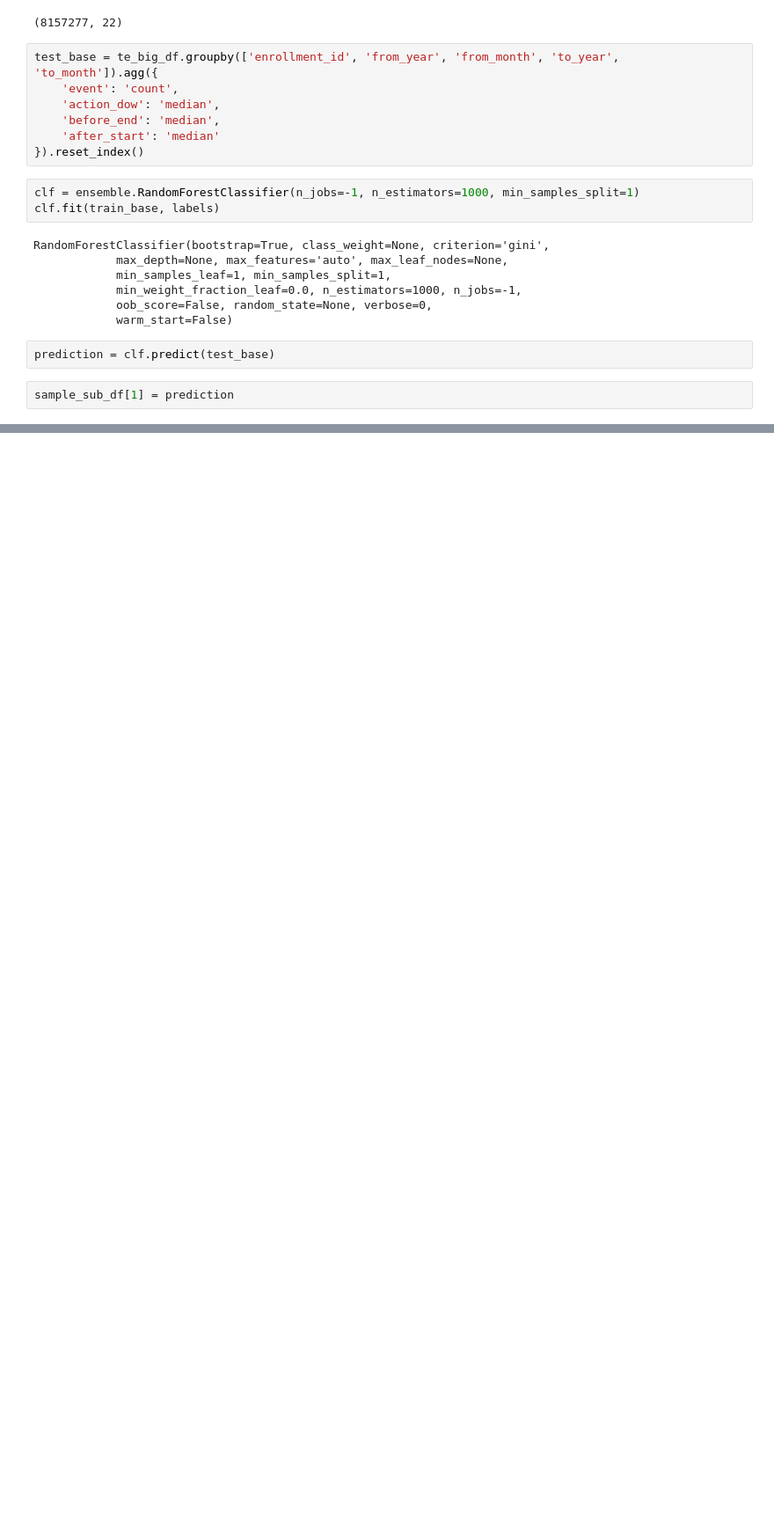
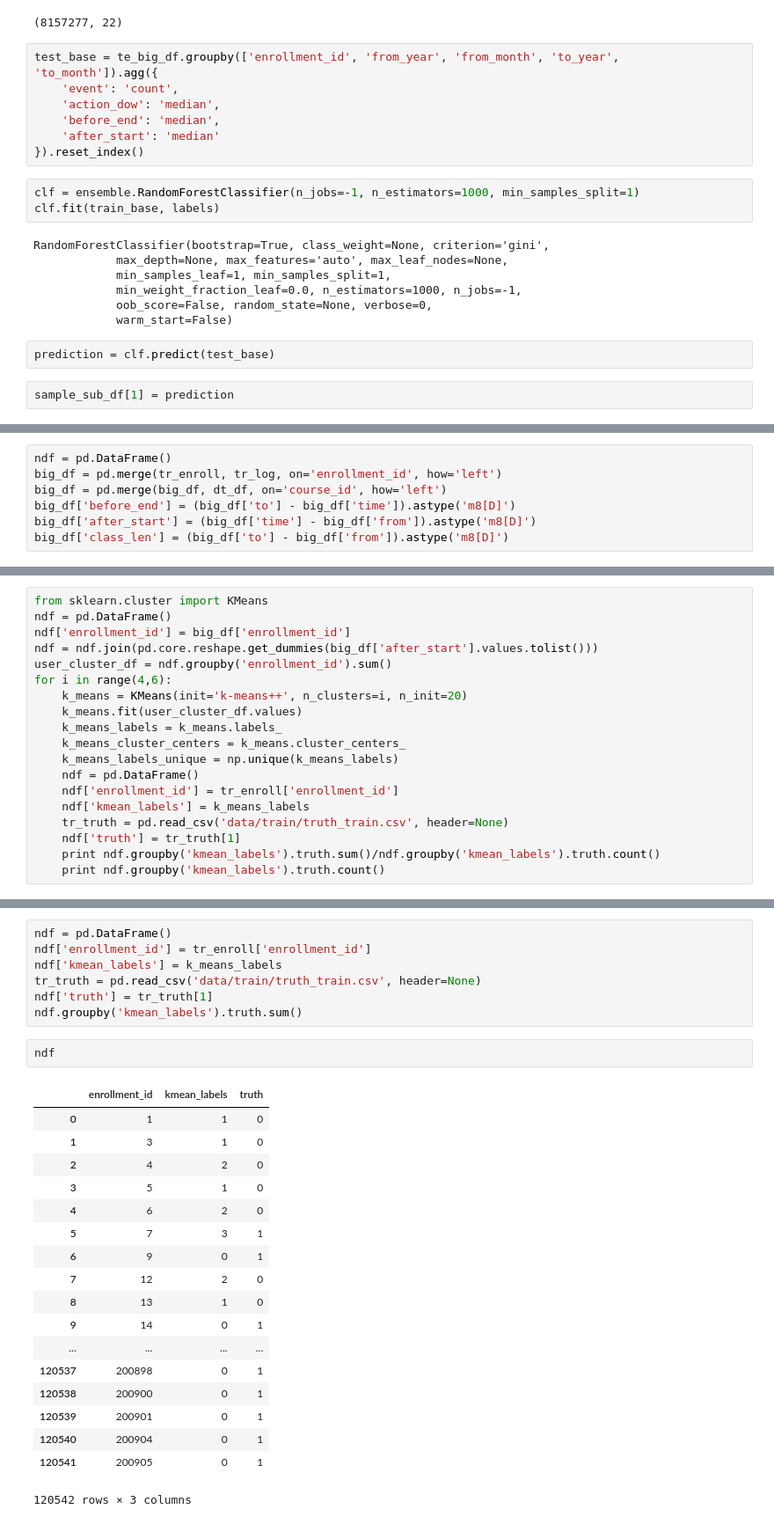
Before and after one commit to umkevinc/DD, a Jupyter notebook: draft.ipynb, the cells around one changed output, grey strips where cells are left out. Shown at 88% size. Drawn from its saved outputs; the diff is of its cells as text; blank space fills up the shorter version.

```diff
--- a/draft.ipynb
+++ b/draft.ipynb
@@ -337,0 +363,7 @@ sample_sub_df.to_csv('submission-baseline.csv', index=False, header=False)
+# %%
+ndf = pd.DataFrame()
+big_df = pd.merge(tr_enroll, tr_log, on='enrollment_id', how='left')
+big_df = pd.merge(big_df, dt_df, on='course_id', how='left')
+big_df['before_end'] = (big_df['to'] - big_df['time']).astype('m8[D]')
+big_df['after_start'] = (big_df['time'] - big_df['from']).astype('m8[D]')
+big_df['class_len'] = (big_df['to'] - big_df['from']).astype('m8[D]')
@@ -337,0 +391,19 @@ sample_sub_df.to_csv('submission-baseline.csv', index=False, header=False)
+# %%
+from sklearn.cluster import KMeans
+ndf = pd.DataFrame()
+ndf['enrollment_id'] = big_df['enrollment_id']
+ndf = ndf.join(pd.core.reshape.get_dummies(big_df['after_start'].values.tolist()))
+user_cluster_df = ndf.groupby('enrollment_id').sum()
+for i in range(4,6):
+    k_means = KMeans(init='k-means++', n_clusters=i, n_init=20)
+    k_means.fit(user_cluster_df.values)
+    k_means_labels = k_means.labels_
+    k_means_cluster_centers = k_means.cluster_centers_
+    k_means_labels_unique = np.unique(k_means_labels)
+    ndf = pd.DataFrame()
+    ndf['enrollment_id'] = tr_enroll['enrollment_id']
+    ndf['kmean_labels'] = k_means_labels
+    tr_truth = pd.read_csv('data/train/truth_train.csv', header=None)
+    ndf['truth'] = tr_truth[1]
+    print ndf.groupby('kmean_labels').truth.sum()/ndf.groupby('kmean_labels').truth.count()
+    print ndf.groupby('kmean_labels').truth.count()
@@ -337,0 +428,28 @@ sample_sub_df.to_csv('submission-baseline.csv', index=False, header=False)
+# %%
+ndf = pd.DataFrame()
+ndf['enrollment_id'] = tr_enroll['enrollment_id']
+ndf['kmean_labels'] = k_means_labels
+tr_truth = pd.read_csv('data/train/truth_train.csv', header=None)
+ndf['truth'] = tr_truth[1]
+ndf.groupby('kmean_labels').truth.sum()
+# %%
+ndf
+# %% [output]
+|  | enrollment_id | kmean_labels | truth |
+| 0 | 1 | 1 | 0 |
+| 1 | 3 | 1 | 0 |
+| 2 | 4 | 2 | 0 |
+| 3 | 5 | 1 | 0 |
+| 4 | 6 | 2 | 0 |
+| 5 | 7 | 3 | 1 |
+| 6 | 9 | 0 | 1 |
+| 7 | 12 | 2 | 0 |
+| 8 | 13 | 1 | 0 |
+| 9 | 14 | 0 | 1 |
+| ... | ... | ... | ... |
+| 120537 | 200898 | 0 | 1 |
+| 120538 | 200900 | 0 | 1 |
+| 120539 | 200901 | 0 | 1 |
+| 120540 | 200904 | 0 | 1 |
+| 120541 | 200905 | 0 | 1 |
+120542 rows × 3 columns
```
Also changed, not shown: parts of 11 cells of this notebook, 3 other files.
